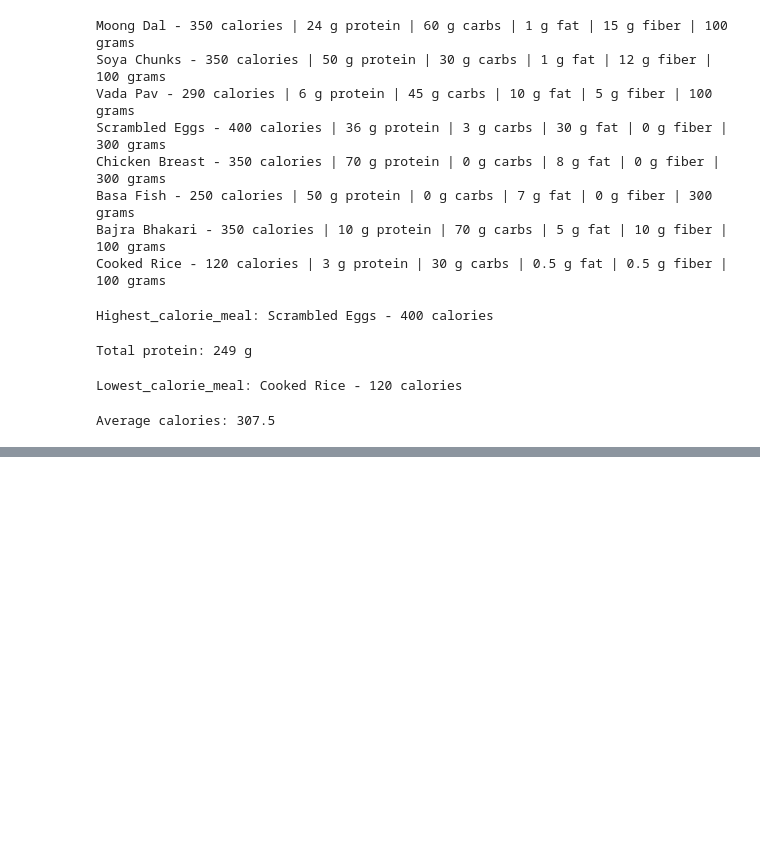
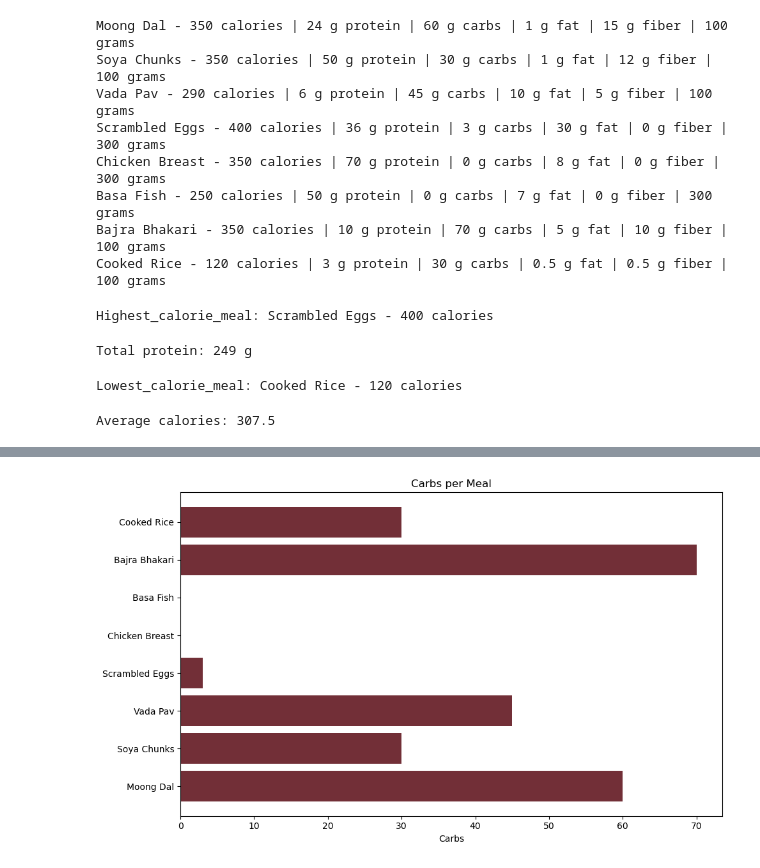
Before and after one commit to hrushikesh-pawar/nutrition-macro-predictor, a Jupyter notebook: nutrition_basics.ipynb, the cells around one changed output, grey strips where cells are left out. Saved outputs shown, nothing was run; the diff lists cells and outputs as text; code cells hidden in the pictures; blank space fills up the shorter version.

```diff
--- a/nutrition_basics.ipynb
+++ b/nutrition_basics.ipynb
@@ -49,0 +80,15 @@ Average calories: 307.5
+# %%
+import matplotlib.pyplot as plt
+
+meal_names = [meal["name"] for meal in meals]
+Carbs = [meal["carbs"] for meal in meals]
+
+plt.figure(figsize=(10, 6))
+plt.barh(meal_names, Carbs, color= "#722F37")
+plt.xlabel("Carbs")
+plt.title("Carbs per Meal")
+plt.tight_layout()
+plt.savefig("carbs_per_meal.png", dpi=150, bbox_inches="tight")
+plt.show()
+# %% [output]
+[figure, added]
```
Also changed, not shown: parts of 9 cells of this notebook.
